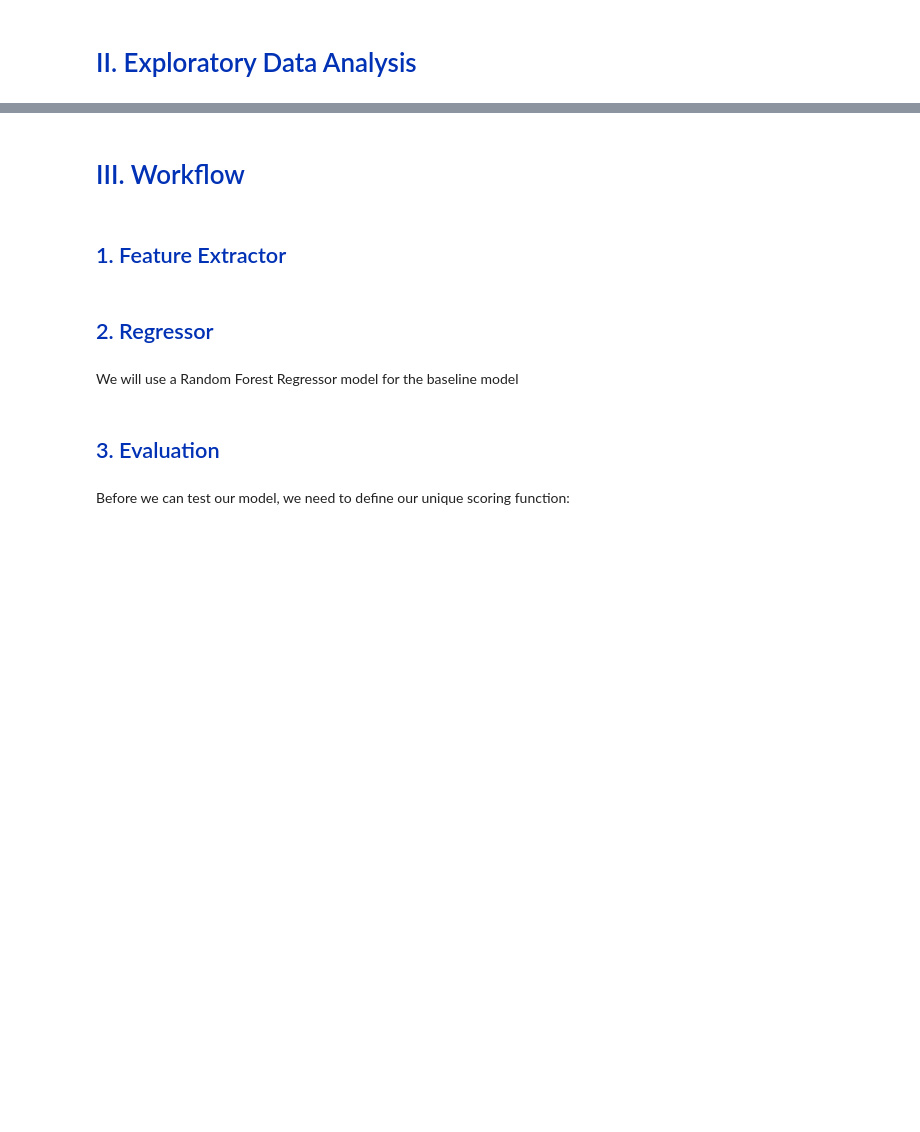
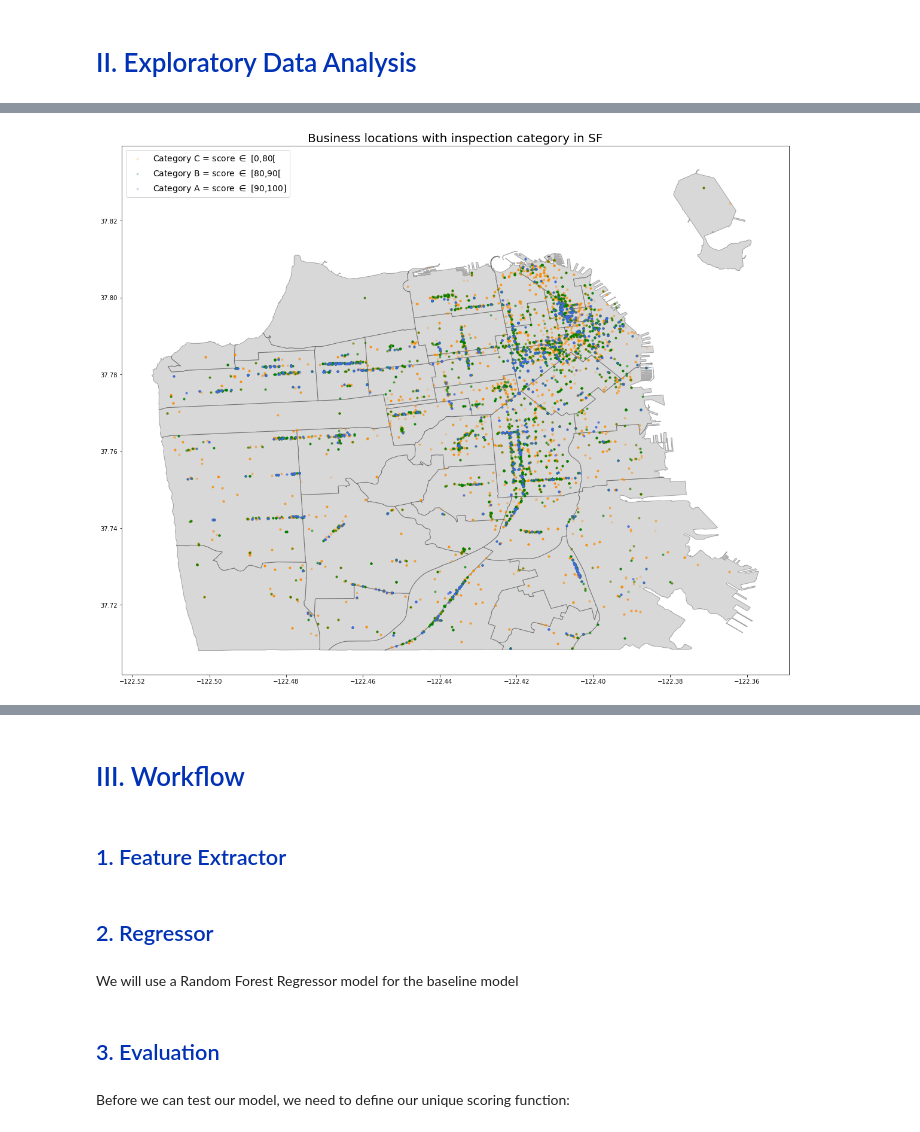
Before and after one commit to BWallyn/Datacamp, a Jupyter notebook: restaurant_scores_starting_kit.ipynb, the cells around one changed output, grey strips where cells are left out. Drawn from its saved outputs; the diff is of its cells as text; code cells hidden in the pictures; blank space fills up the shorter version.

```diff
--- a/restaurant_scores_starting_kit.ipynb
+++ b/restaurant_scores_starting_kit.ipynb
@@ -176,0 +309,2 @@ tripadvisor = pd.read_csv('data/external/tripadvisor_dataset.csv', low_memory=Fa
+# %%
+nbrhoods = geopandas.read_file("data/external/geo_export_cef81227-9d5f-4ba8-9646-6a4e0ac30e0d.shp")
@@ -176,0 +337,40 @@ tripadvisor = pd.read_csv('data/external/tripadvisor_dataset.csv', low_memory=Fa
+# %%
+data_hist['latitude'] = pd.to_numeric(data_hist['business_latitude'], downcast='float', errors='coerce')
+data_hist['longitude'] = pd.to_numeric(data_hist['business_longitude'], downcast='float', errors='coerce')
+
+def get_neighborhood(long, lat):
+    point = Point(long, lat)
+    for k in range(len(nbrhoods)):
+        if point.within(nbrhoods.geometry[k]):
+            return nbrhoods.nhood[k]
+
+data_hist['neighborhood'] = list(map(lambda x, y: get_neighborhood(x,y), data_hist['longitude'], data_hist['latitude']))
+# %%
+def category(note):
+    if note == np.nan:
+        return(0)
+    elif (note < 80):
+        return(1)
+    elif (note >= 80) & (note < 90):
+        return(2)
+    elif (note >= 90):
+        return(3)
+
+data_hist['category'] = list(map(lambda x: category(x), data_hist['inspection_score']))
+data_hist = data_hist[(data_hist['longitude'] <= -121.) &
+                (data_hist['latitude'] <= 37.84) &
+                (data_hist['latitude'] >= 37.70)]
+
+gdf = geopandas.GeoDataFrame(
+    data_hist, geometry=geopandas.points_from_xy(data_hist.longitude, data_hist.latitude))
+
+fig, ax = plt.subplots(1, figsize=(20,20))
+base = nbrhoods.plot(ax=ax, edgecolor='k', color='grey', alpha=0.3)
+for j in range(2, -1, -1):
+    gdf[gdf.category == j+1].plot(ax=base, marker="o", color=colors[j],
+                 label=labels[j], alpha=0.2, markersize=8)
+plt.legend(loc='upper left', fontsize=14)
+ax.set_title("Business locations with inspection category in SF", fontsize=20)
+plt.show()
+# %% [output]
+[figure, added]
```
Also changed, not shown: parts of 42 cells of this notebook, 6 other files.
